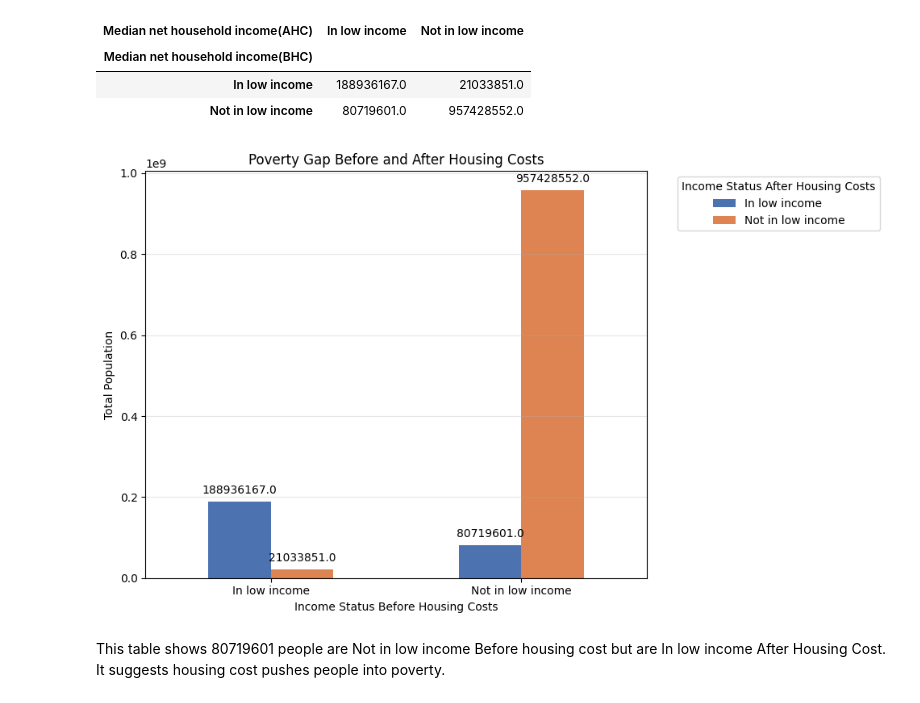
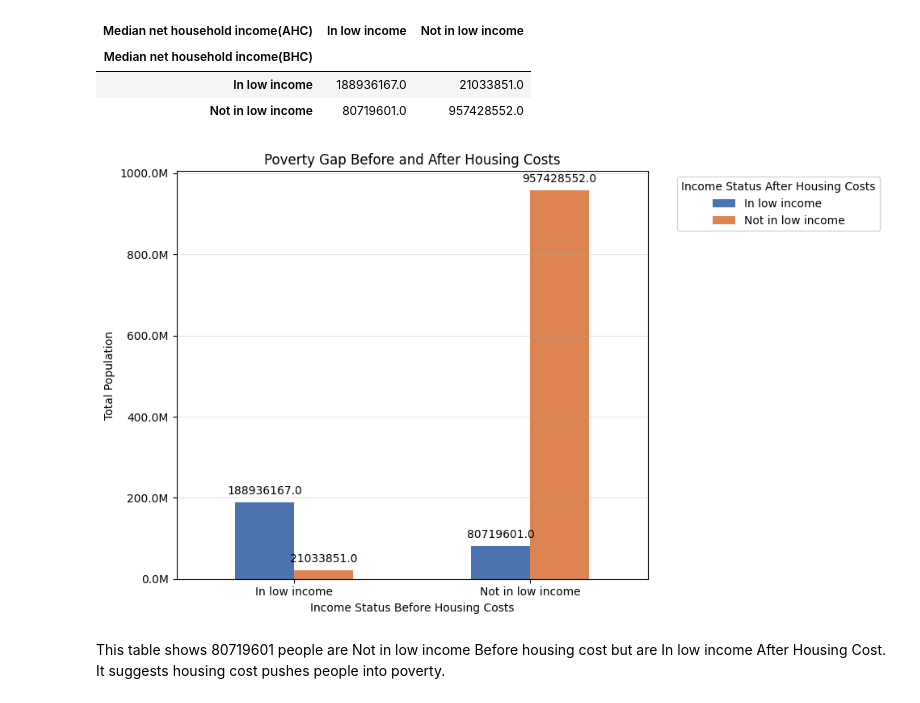
Before and after one commit to DhammikePremachandra/Housing_Tenure_and_Poverty, a Jupyter notebook: Tenure_and_Poverty.ipynb, the cells around one changed output. Cells and saved outputs as stored; diff of their text form; code cells hidden in the pictures.

```diff
--- a/Tenure_and_Poverty.ipynb
+++ b/Tenure_and_Poverty.ipynb
@@ -461,7 +588,8 @@ poverty_rates = df.pivot_table(
 ).fillna(0).apply(lambda x: x/x.sum()*100, axis=1)
 
 # Simplifying column names and filtering key comparison.
-poverty_rates.columns = ['_'.join(col).strip() for col in poverty_rates.columns.values]
+poverty_rates.columns = ['_'.join(col).strip() for col in poverty_rates.\
+                         columns.values]
 poverty_rates = poverty_rates[['Not in low income_Not in low income',
                              'Not in low income_In low income']]
 poverty_rates.columns = ['Non-Poor (BHC→AHC)', 'Pushed into Poverty by Housing Costs']
@@ -516,25 +644,26 @@ poverty_gap
 | In low income | 188936167.0 | 21033851.0 |
 | Not in low income | 80719601.0 | 957428552.0 |
 # %%
-# Visualizing the poverty gap
+# Visualizing the poverty gap.
 poverty_gap.plot(kind='bar', figsize=(10, 6), color=['#4c72b0', '#dd8452'])
 plt.title('Poverty Gap Before and After Housing Costs')
 plt.xlabel('Income Status Before Housing Costs')
 plt.ylabel('Total Population')
 plt.xticks(rotation=0)
 plt.legend(title='Income Status After Housing Costs', bbox_to_anchor=(1.05, 1))
 plt.grid(axis='y', alpha=0.3)
-
+plt.gca().yaxis.set_major_formatter\
+    (plt.FuncFormatter(lambda x, _: f'{x/1e6:.1f}M'))
 # Adding population count annotations.
 for p in plt.gca().patches:
     height = p.get_height()
     plt.gca().annotate(f'{height:.1f}', (p.get_x() + p.get_width() / 2., height),
                        ha='center', va='center', xytext=(0, 10), textcoords='offset points')
 
 plt.tight_layout()
 plt.show()
 # %% [output]
-[figure, old version]
+[figure, new version]
 # %% [markdown]
 This table shows 80719601 people are Not in low income Before housing cost but are In low income After Housing Cost. It suggests housing cost pushes people into poverty.
 # %%
```
Also changed, not shown: parts of 10 cells of this notebook.
